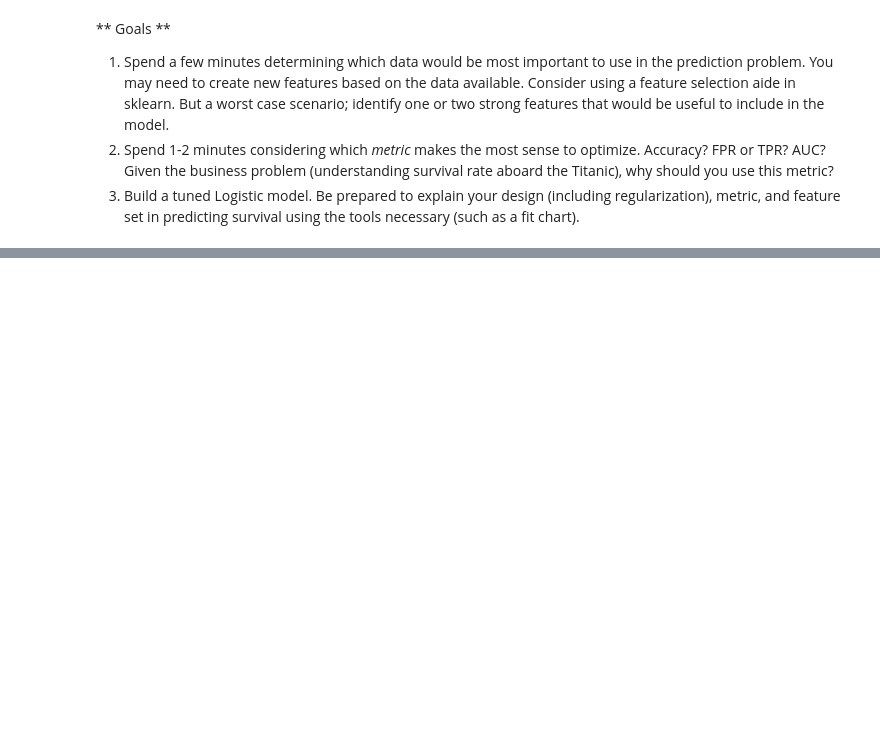
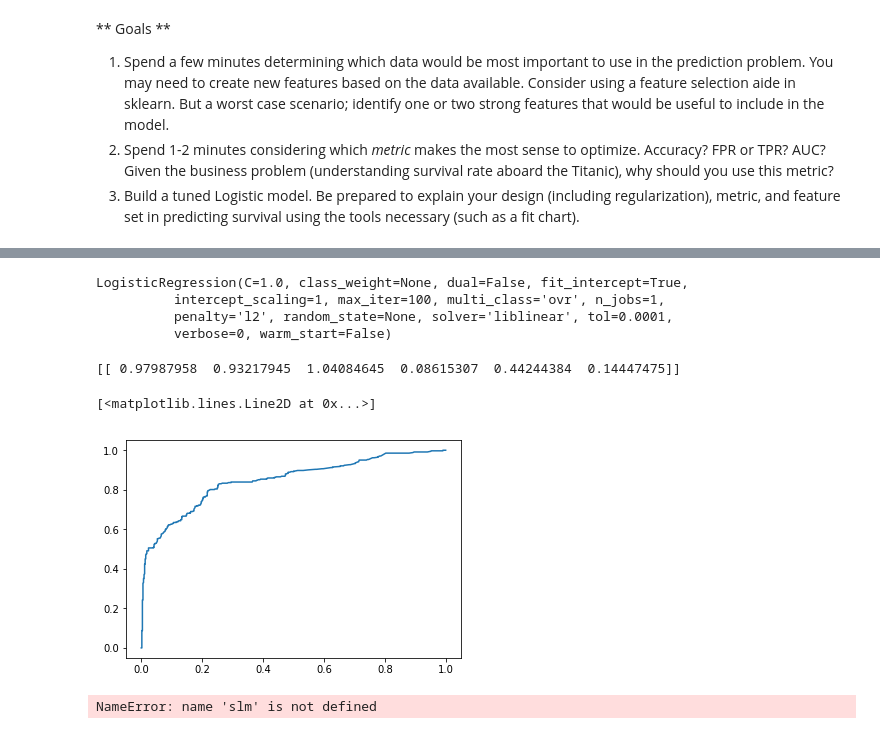
Before and after one commit to mahan49/GA-Data-Science, a Jupyter notebook: lessons/lesson-09/code/starter-code/starter-code-9.ipynb, the cells around one changed output, grey strips where cells are left out. Drawn from its saved outputs; the diff is of its cells as text; code cells hidden in the pictures; blank space fills up the shorter version.

```diff
--- a/lessons/lesson-09/code/starter-code/starter-code-9.ipynb
+++ b/lessons/lesson-09/code/starter-code/starter-code-9.ipynb
@@ -112,0 +174,4 @@ roc_auc_score(df['admit'], lm.predict(feature_set)
+# %%
+model_data['isSibling'] = model_data['SibSp'].apply(lambda x: int(x>0))
+model_data['isChild'] = model_data['Parch'].apply(lambda x: int(x>0))
+model_data = pd.get_dummies(data=model_data, columns=['Sex','Pclass'], drop_first=True)
@@ -112,0 +187,27 @@ roc_auc_score(df['admit'], lm.predict(feature_set)
+# %%
+features_to_use = ['Age', 'isSibling', 'isChild', 'Sex_male', 'Pclass_2', 'Pclass_3']
+x =  model_data[features_to_use]
+y = model_data.Survived
+# %%
+lm = LogisticRegression()
+lm.fit(x, y)
+# %% [output]
+LogisticRegression(C=1.0, class_weight=None, dual=False, fit_intercept=True,
+          intercept_scaling=1, max_iter=100, multi_class='ovr', n_jobs=1,
+          penalty='l2', random_state=None, solver='liblinear', tol=0.0001,
+          verbose=0, warm_start=False)
+# %%
+print np.exp(lm.coef_)
+# %% [output]
+[[ 0.97987958  0.93217945  1.04084645  0.08615307  0.44244384  0.14447475]]
+# %%
+probas = lm.predict_proba(x)
+roc_auc_score(y, probas[:,1])
+plt.plot(roc_curve(y, probas[:,1])[0], roc_curve(y, probas[:,1])[1])
+# %% [output]
+[<matplotlib.lines.Line2D at 0x...>]
+[figure, added]
+# %%
+slm.summary()
+# %% [output]
+NameError: name 'slm' is not defined
```
Also changed, not shown: parts of 13 cells of this notebook.
